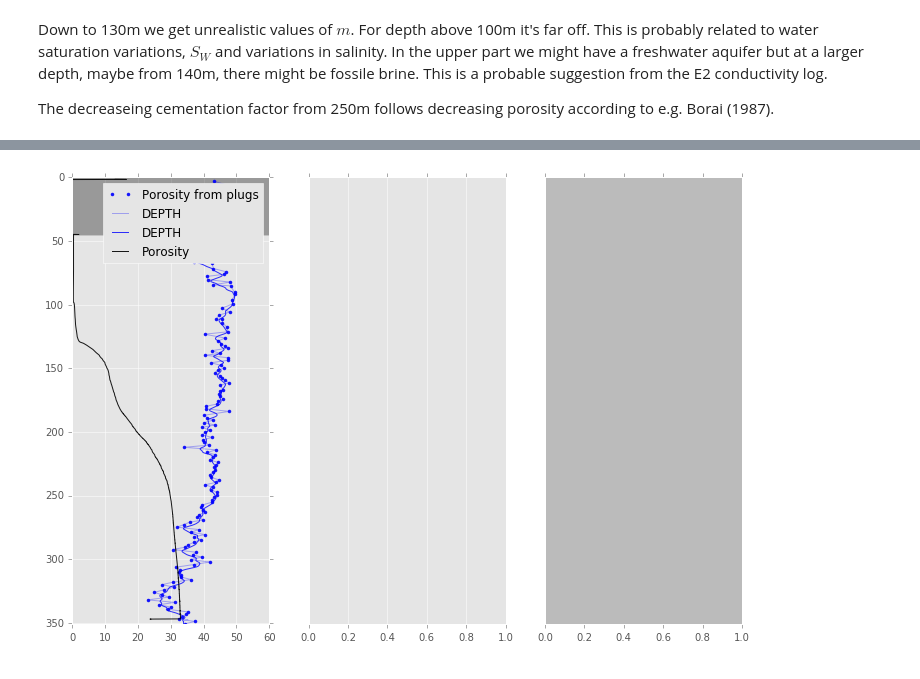
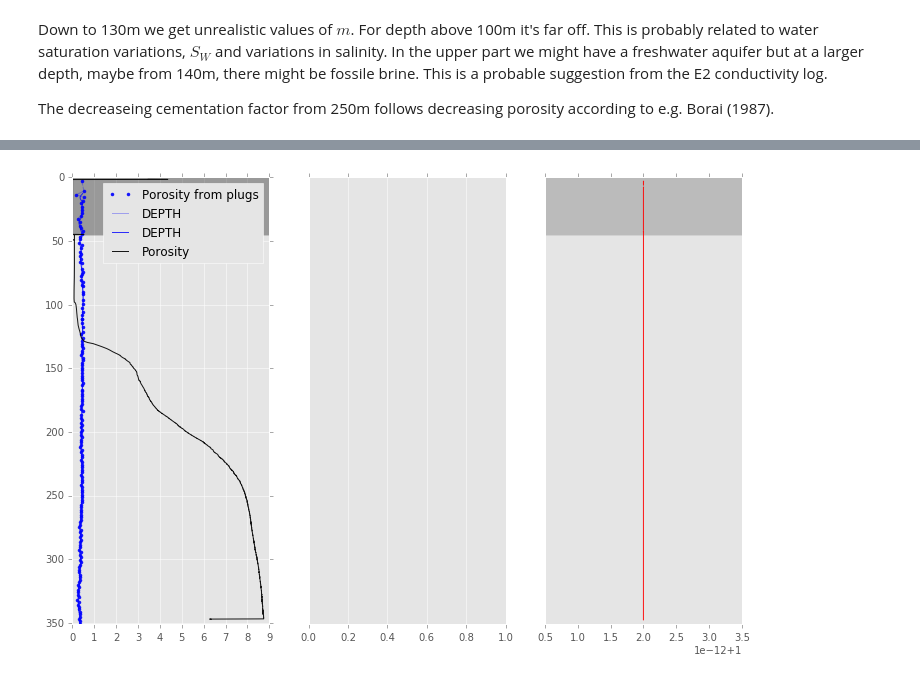
Before and after one commit to TobbeTripitaka/Dalbyover, a Jupyter notebook: Dalbyover sonic log.ipynb, the cells around one changed output, grey strips where cells are left out. Drawn from its saved outputs; the diff is of its cells as text; code cells hidden in the pictures.

```diff
--- a/Dalbyover sonic log.ipynb
+++ b/Dalbyover sonic log.ipynb
@@ -102,6 +102,14 @@ data = pd.merge(data, porper, on='DEPTH', how='outer')
 data = data.sort_values('DEPTH', ascending=True)
 data = data.dropna(axis=1,how='all')
 
+
+#For peace of mind, at this stage all data is changed to SI units
+data['COND_E1'] = data['COND_E1']/10000 #uS/cm -> S/m
+data['COND_E2'] = data['COND_E2']/10000 #uS/cm -> S/m
+data['COND_G'] = data['COND_G']/1000 #mS/m -> S/m
+data['PERMEABILITY'] = data['PERMEABILITY']/1000 #mD ->D
+data['POROSITY'] = data['POROSITY']/100 #Percent->fraction
+
 # Save a file with sonic and electric data
 data.to_csv('log_data.txt')
 
@@ -710,14 +725,17 @@ plt.xticks(rotation='vertical')
 m=2
 a=1 #a-factor is close to unity as expected for a sediment with small clay content and a low BET value
 
-resistivity_fluid = 10000/data['COND_E2'] #TCDS3719 i uS/cm
-resistivity_chalk = 1000/data['COND_G'] #INDG1832 i mS/m
+resistivity_fluid = 1/data['COND_E2'] #TCDS3719
+resistivity_chalk = 1/data['COND_G'] #INDG1832
 
 #Formation factors
 ax0 = plt.subplot(131)
-well_plot(resistivity_chalk/resistivity_fluid,data['DEPTH'], lw=1, alpha=0.9, color= 'green', label='Archie F from cond')
-well_plot(a/((0.01*POR_inter)**m),data['DEPTH'], lw=1, alpha=0.9, color= 'brown', label='Archie F from $\phi$')
-well_plot(0.81*(0.01*POR_inter)**-2,data['DEPTH'], lw=1, alpha=0.5, color= 'purple', label='SFF')
+Ff0 = resistivity_chalk/resistivity_fluid
+Ff1 = a/(POR_inter**m)
+Ff2 = 0.81*(POR_inter)**-2
+well_plot(Ff0,data['DEPTH'], lw=1, alpha=0.9, color= 'green', label='Archie F from cond')
+well_plot(Ff1,data['DEPTH'], lw=1, alpha=0.9, color= 'brown', label='Archie F from $\phi$')
+well_plot(Ff2,data['DEPTH'], lw=1, alpha=0.5, color= 'purple', label='SFF')
 plt.title('Formation factor', fontsize = 12)
 ax1.axes.get_yaxis().set_visible(False)
 plt.xlim(0, 20)
@@ -726,7 +744,7 @@ casing_plot()
 
 ax1 = plt.subplot(132)
 plt.title('Formation factor \n Difference', fontsize = 12)
-diff_form=resistivity_chalk/resistivity_fluid-a/((0.01*POR_inter)**m)
+diff_form=resistivity_chalk/resistivity_fluid-a/(POR_inter**m)
 ax1.fill_betweenx(data['DEPTH'],diff_form,color= 'red',label='Difference')
 plt.xlim(-18, 18)
 plt.ylim(max(data['DEPTH']),0)
@@ -734,7 +752,7 @@ casing_plot()
 
 ax2 = plt.subplot(133)
 plt.title('Cementation factor \n to fit formation factors', fontsize = 12)
-m_form=(np.log(a*resistivity_fluid/resistivity_chalk))/(np.log(0.01*POR_inter))
+m_form=(np.log(a*resistivity_fluid/resistivity_chalk))/(np.log(POR_inter))
 well_plot(m_form,data['DEPTH'], lw=1, alpha=0.9, color= 'green', label='m')
 plt.xlim(-3, 4)
 casing_plot()
@@ -791,42 +823,48 @@ plt.legend()
 #Archie's porosity
 
 ax1 = plt.subplot(132)
-Ct = data['COND_E2']/1000
+Ct = data['COND_E2']
 a = 0.6 # Find for chalk
-Cw = data['COND_E1']/1000
+Cw = data['COND_E1']
 m = 2.36 # Check Olsen paper, Witthüser  et al: 2.36
 Sw = 1 # Find temperature formula
 n = 2 #Wettability
 
 #Interpolated plug data
 ax0 = plt.subplot(131)
-mask = np.isfinite(data['POROSITY'])
-plt.plot(data['POROSITY'][mask],data['DEPTH'][mask],'.b', alpha=0.9,label='Porosity from plugs')
+mask_POR = np.isfinite(data['POROSITY'])
+plt.plot(data['POROSITY'][mask_POR],data['DEPTH'][mask_POR],'.b', alpha=0.9,label='Porosity from plugs')
 plt.plot(POR_inter,data['DEPTH'],'b-', alpha=0.3)
 well_plot(smooth_filter(POR_inter,500),data['DEPTH'], alpha=0.8,color= 'blue')
 plt.grid()
 plt.legend()
 casing_plot()
 
 Archies_porosity =(Ct*a/(Cw*Sw**n)**(1/m))
-
 well_plot(Archies_porosity,color='k', label='Porosity')
 
 ax1.axes.get_yaxis().set_visible(False)
 plt.grid()
 plt.legend()
 casing_plot()
+
+
+
 
 #Archies porosity with samples and differences
 ax2 = plt.subplot(133)
 ax2.axes.get_yaxis().set_visible(False)
 plt.grid()
 plt.legend()
 casing_plot()
 
+surface_from_cond = resistivity_fluid/((POR_inter**m_form)*resistivity_chalk)
+well_plot(surface_from_cond,data['DEPTH'], lw=1, alpha=0.9, color= 'red', label='specific surface \n from conductivity')
+
+
 plt.show()
 # %% [output]
-[figure, old version]
+[figure, new version]
 # %%
 ?%matplotlib
 # %%
```
Also changed, not shown: parts of 8 cells of this notebook, 1 other file.
